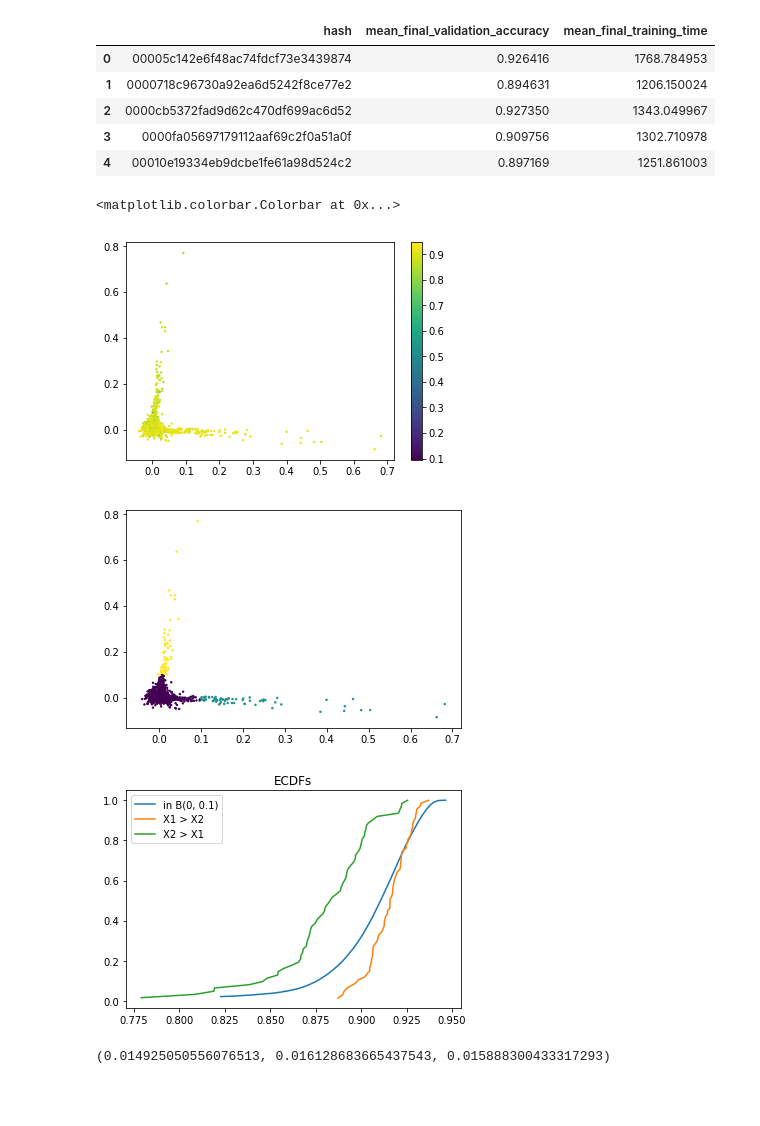
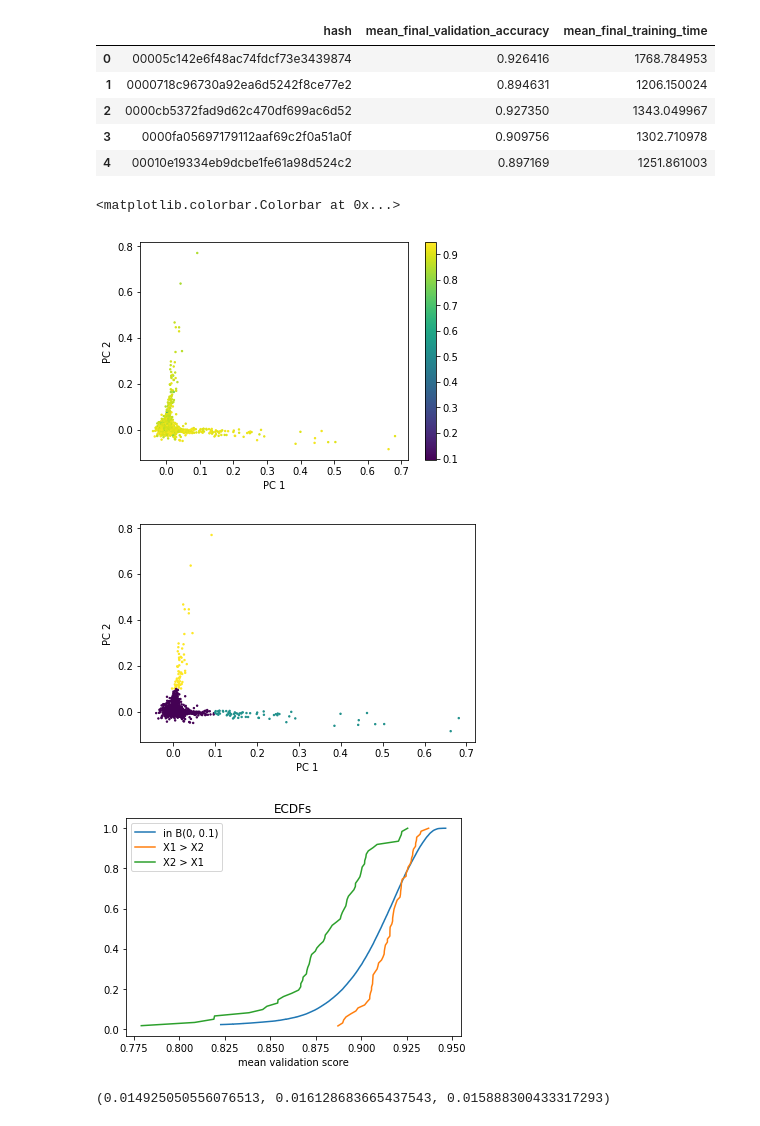
Before and after one commit to neurodata/hayden, a Jupyter notebook: NAS/NAS analysis.ipynb, the cells around one changed output. Drawn from its saved outputs; the diff is of its cells as text; code cells hidden in the pictures; blank space fills up the shorter version.

```diff
--- a/NAS/NAS analysis.ipynb
+++ b/NAS/NAS analysis.ipynb
@@ -91,11 +91,13 @@ for i, id_ in enumerate(tqdm(in_sample_ids)):
 zero_to_one = (rearranged_scores - min(rearranged_scores)) / (max(rearranged_scores) - min(rearranged_scores))
 
 fig, ax = plt.subplots(1,1)
+ax.set_xlabel('PC 1')
+ax.set_ylabel('PC 2')
 im = ax.scatter(X_hat[:, 0], X_hat[:, 1], c = rearranged_scores, s = 2)
 fig.colorbar(im, ax=ax)
 # %% [output]
 <matplotlib.colorbar.Colorbar at 0x...>
-[figure, old version]
+[figure, new version]
 # %%
 n, d = X_hat[:,:2].shape
 
@@ -109,11 +111,13 @@ for i in range(n):
         fake_labels[i] = 2
 
 fig, ax = plt.subplots(1,1)
+ax.set_xlabel('PC 1')
+ax.set_ylabel('PC 2')
 im = ax.scatter(X_hat[:, 0], X_hat[:, 1], c = fake_labels, s = 2)
 
 plt.savefig('embedding_3class.png')
 # %% [output]
-[figure, old version]
+[figure, new version]
 # %%
 X0 = X_hat[:, :2][fake_labels == 0].copy()
 Y0 = rearranged_scores[fake_labels == 0].copy()
@@ -126,22 +130,23 @@ Y2 = rearranged_scores[fake_labels == 2].copy()
 # %%
 def ecdf(x):
     xs = np.sort(x)
     ys = np.arange(1, len(xs)+1)/float(len(xs))
     return xs, ys
 
 F0 = ecdf(Y0)
 F1 = ecdf(Y1)
 F2 = ecdf(Y2)
 
 fig, ax = plt.subplots(1,1)
 ax.plot(F0[0][1000:], F0[1][1000:], label="in B(0, 0.1)")
 ax.plot(F1[0], F1[1], label="X1 > X2")
 ax.plot(F2[0], F2[1], label="X2 > X1")
+ax.set_xlabel('mean validation score')
 ax.legend()
 ax.set_title('ECDFs')
 plt.savefig('nas_ecdfs_3class.png')
 # %% [output]
-[figure, old version]
+[figure, new version]
 # %%
 from scipy.stats import ks_2samp
 p01, T01 = ks_2samp(F0[1], F1[1])
```
Also changed, not shown: parts of 4 cells of this notebook, 5 other files.
